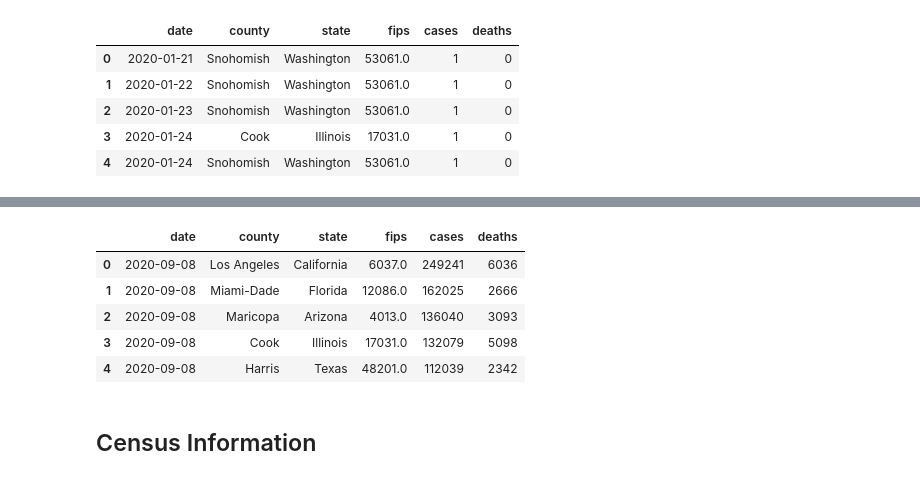
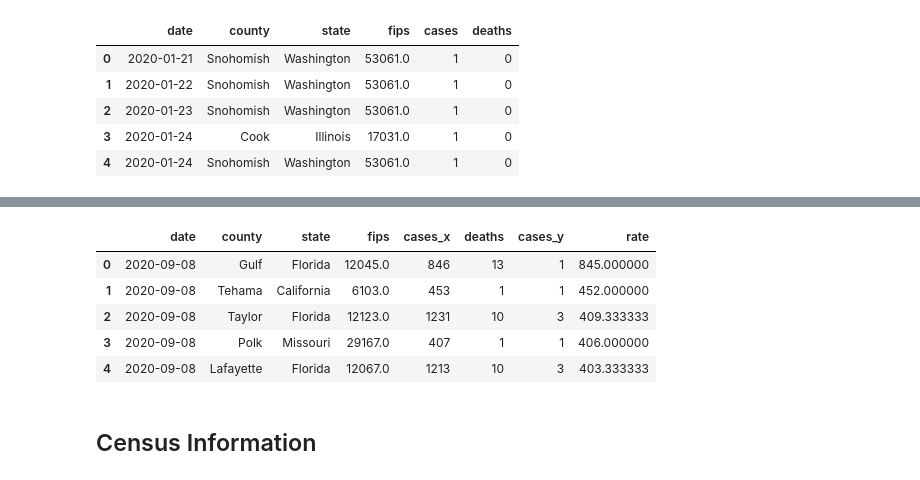
Before and after one commit to Pankaj-gh/Rice-Project-1-G11, a Jupyter notebook: main_script.ipynb, the cells around one changed output, grey strips where cells are left out. Drawn from its saved outputs; the diff is of its cells as text; code cells hidden in the pictures.

Commit message:
calculated rate/change

```diff
--- a/main_script.ipynb
+++ b/main_script.ipynb
@@ -20,2 +93,6 @@ df_new_date=df_new[df_new['date']=='2020-09-08']
+# %%
+merged=pd.merge(df_new_date,dd,on='fips')
+# %%
+merged['rate']=(merged['cases_x']-merged['cases_y'])/merged['cases_y']
 # %%
-df_sorted=df_new_date.sort_values((['cases']),ascending=False)
+rate_df=merged.sort_values(['rate'],ascending=False)
@@ -40,14 +99,14 @@ df_100
 # %%
-df_100.reset_index(drop=True,inplace=True)
+rate_df.reset_index(drop=True,inplace=True)
 # %%
-df_100.head()
+rate_df.head()
 # %% [output]
-|  | date | county | state | fips | cases | deaths |
-| 0 | 2020-09-08 | Los Angeles | California | 6037.0 | 249241 | 6036 |
-| 1 | 2020-09-08 | Miami-Dade | Florida | 12086.0 | 162025 | 2666 |
-| 2 | 2020-09-08 | Maricopa | Arizona | 4013.0 | 136040 | 3093 |
-| 3 | 2020-09-08 | Cook | Illinois | 17031.0 | 132079 | 5098 |
-| 4 | 2020-09-08 | Harris | Texas | 48201.0 | 112039 | 2342 |
+|  | date | county | state | fips | cases_x | deaths | cases_y | rate |
+| 0 | 2020-09-08 | Gulf | Florida | 12045.0 | 846 | 13 | 1 | 845.000000 |
+| 1 | 2020-09-08 | Tehama | California | 6103.0 | 453 | 1 | 1 | 452.000000 |
+| 2 | 2020-09-08 | Taylor | Florida | 12123.0 | 1231 | 10 | 3 | 409.333333 |
+| 3 | 2020-09-08 | Polk | Missouri | 29167.0 | 407 | 1 | 1 | 406.000000 |
+| 4 | 2020-09-08 | Lafayette | Florida | 12067.0 | 1213 | 10 | 3 | 403.333333 |
 # %% [markdown]
 ## Census Information
 # %%
```
Also changed, not shown: parts of 45 cells of this notebook.
